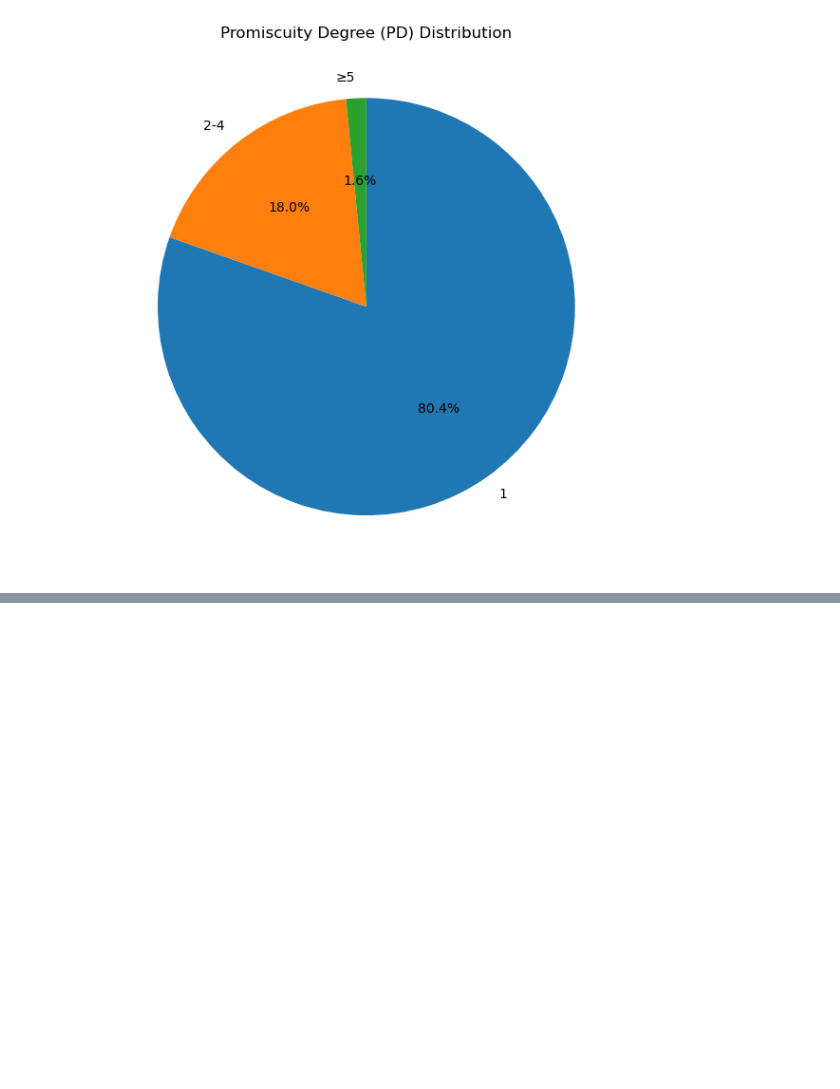
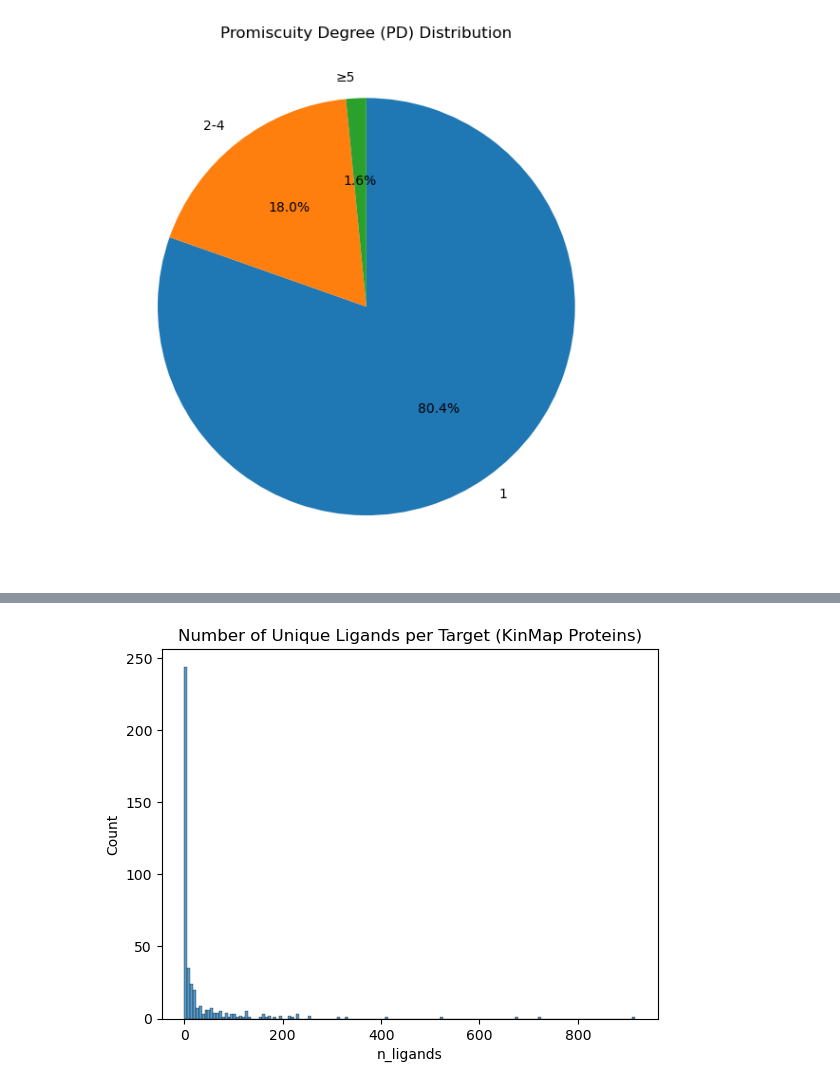
Before and after one commit to Jack-42/ligandActivityAnalysis, a Jupyter notebook: notebooks/exploratory_analysis.ipynb, the cells around one changed output, grey strips where cells are left out. Cells and saved outputs as stored; diff of their text form; code cells hidden in the pictures; blank space fills up the shorter version.

```diff
--- a/notebooks/exploratory_analysis.ipynb
+++ b/notebooks/exploratory_analysis.ipynb
@@ -60,0 +135,18 @@ plt.show()
+# %%
+tid2assaycount_df = (
+    assay_df
+    .group_by("tid")
+    .agg(pl.count("assay_id").alias("n_assays"))
+)
+# %%
+tid2ligandcount_df = (
+    mol2tid_df
+    .group_by("tid")
+    .agg(pl.count("molregno").alias("n_ligands"))
+)
+# %%
+ktarget_df = ktarget_df.join(tid2assaycount_df, on="tid", how="left")
+ktarget_df = ktarget_df.with_columns(ktarget_df["n_assays"].fill_null(0))
+# %%
+ktarget_df = ktarget_df.join(tid2ligandcount_df, on="tid", how="left")
+ktarget_df = ktarget_df.with_columns(ktarget_df["n_ligands"].fill_null(0))
@@ -60,0 +170,6 @@ plt.show()
+# %%
+sns.histplot(ktarget_df, x="n_ligands")
+plt.title("Number of Unique Ligands per Target (KinMap Proteins)")
+plt.show()
+# %% [output]
+[figure, added]
```
Also changed, not shown: parts of 15 cells of this notebook, 3 other files.
